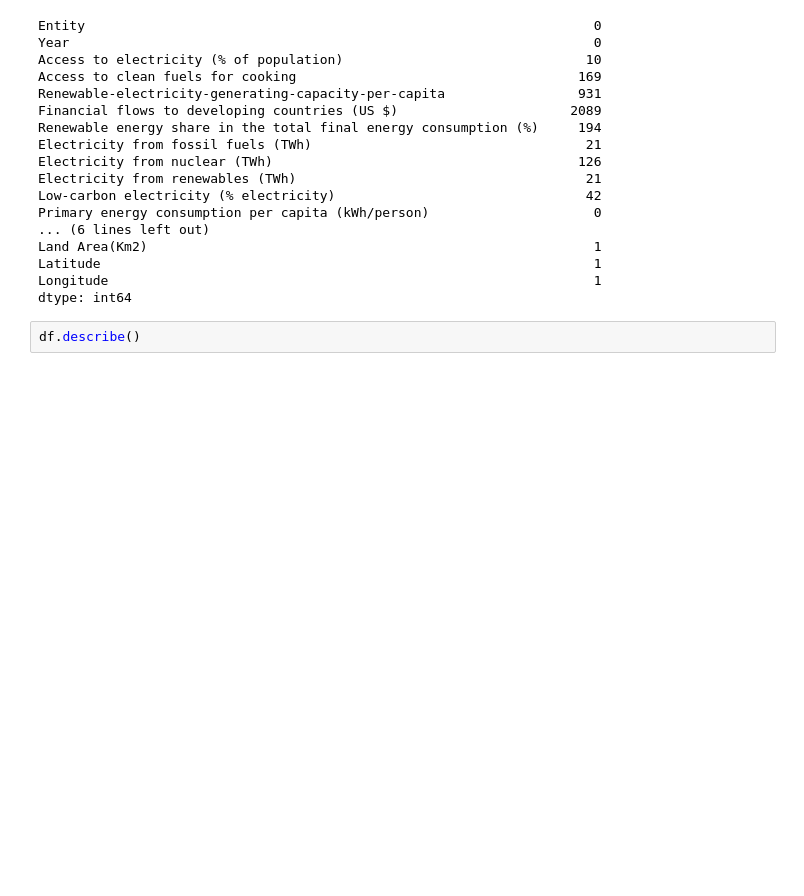
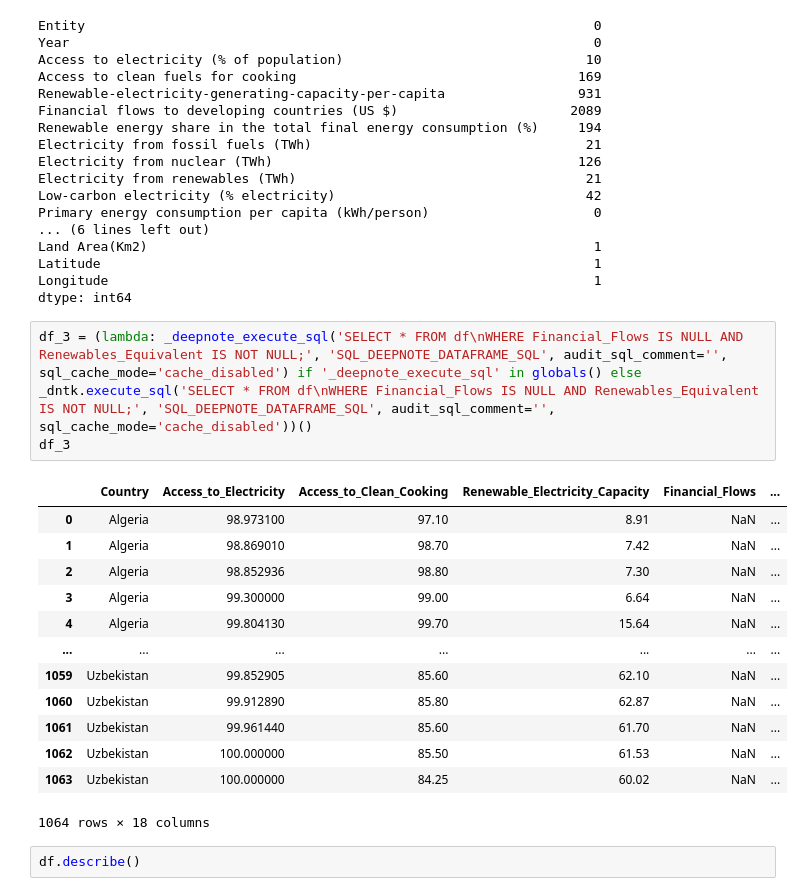
Before and after one commit to Monteccixyz/DA-Project-1, a Jupyter notebook: notebook.ipynb, the cells around one changed output. Drawn from its saved outputs; the diff is of its cells as text; blank space fills up the shorter version.

Commit message:
First Analysis Update of texts, cleaning adjustments and first data analysis.

```diff
--- a/notebook.ipynb
+++ b/notebook.ipynb
@@ -124,6 +127,23 @@ Land Area(Km2)                                                         1
 Latitude                                                               1
 Longitude                                                              1
 dtype: int64
+# %%
+df_3 = (lambda: _deepnote_execute_sql('SELECT * FROM df\nWHERE Financial_Flows IS NULL AND Renewables_Equivalent IS NOT NULL;', 'SQL_DEEPNOTE_DATAFRAME_SQL', audit_sql_comment='', sql_cache_mode='cache_disabled') if '_deepnote_execute_sql' in globals() else _dntk.execute_sql('SELECT * FROM df\nWHERE Financial_Flows IS NULL AND Renewables_Equivalent IS NOT NULL;', 'SQL_DEEPNOTE_DATAFRAME_SQL', audit_sql_comment='', sql_cache_mode='cache_disabled'))()
+df_3
+# %% [output]
+|  | Country | Access_to_Electricity | Access_to_Clean_Cooking | Renewable_Electricity_Capacity | Financial_Flows | ... |
+| 0 | Algeria | 98.973100 | 97.10 | 8.91 | NaN | ... |
+| 1 | Algeria | 98.869010 | 98.70 | 7.42 | NaN | ... |
+| 2 | Algeria | 98.852936 | 98.80 | 7.30 | NaN | ... |
+| 3 | Algeria | 99.300000 | 99.00 | 6.64 | NaN | ... |
+| 4 | Algeria | 99.804130 | 99.70 | 15.64 | NaN | ... |
+| ... | ... | ... | ... | ... | ... | ... |
+| 1059 | Uzbekistan | 99.852905 | 85.60 | 62.10 | NaN | ... |
+| 1060 | Uzbekistan | 99.912890 | 85.80 | 62.87 | NaN | ... |
+| 1061 | Uzbekistan | 99.961440 | 85.60 | 61.70 | NaN | ... |
+| 1062 | Uzbekistan | 100.000000 | 85.50 | 61.53 | NaN | ... |
+| 1063 | Uzbekistan | 100.000000 | 84.25 | 60.02 | NaN | ... |
+1064 rows × 18 columns
 # %%
 df.describe()
 # %% [output]
```
Also changed, not shown: parts of 21 cells of this notebook.
